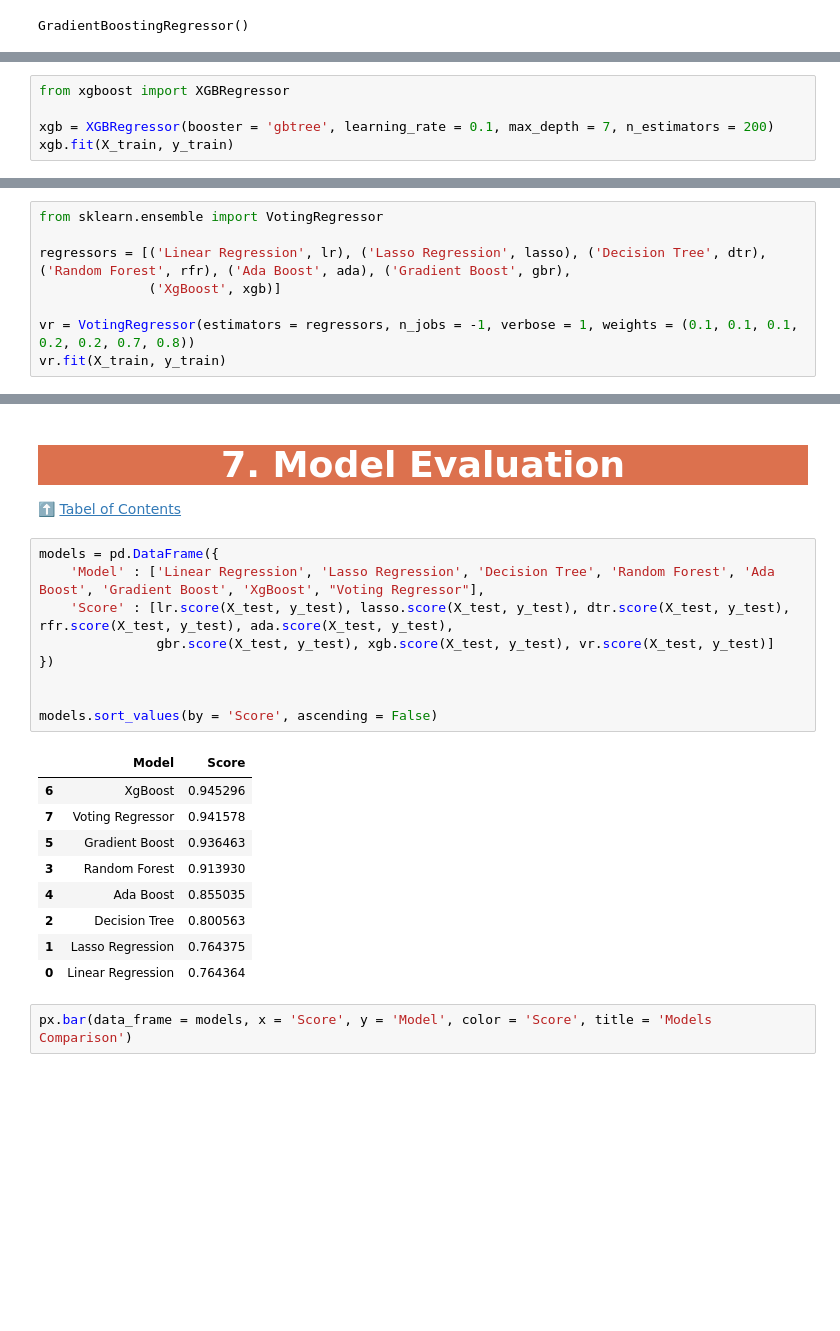
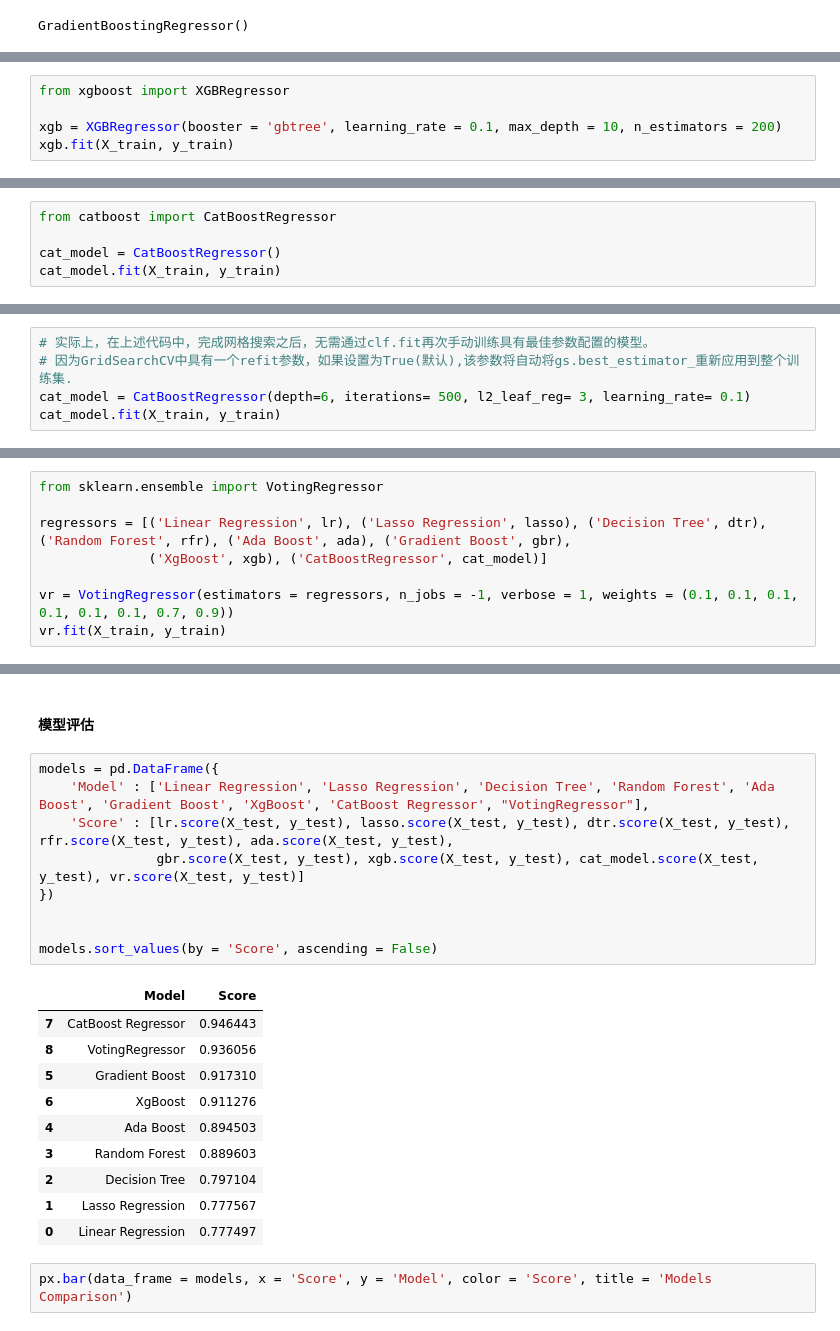
Before and after one commit to YaoXiao-CS/Work-Project-Collection, a Jupyter notebook: ML-利用机器学习预测混凝土抗压强度/cement-strength-eda-and-prediction.ipynb, the cells around one changed output, grey strips where cells are left out. Drawn from its saved outputs; the diff is of its cells as text; blank space fills up the shorter version.

```diff
--- a/ML-利用机器学习预测混凝土抗压强度/cement-strength-eda-and-prediction.ipynb
+++ b/ML-利用机器学习预测混凝土抗压强度/cement-strength-eda-and-prediction.ipynb
@@ -601,7 +563,7 @@ gbr.score(X_test, y_test)
 # %%
 from xgboost import XGBRegressor
 
-xgb = XGBRegressor(booster = 'gbtree', learning_rate = 0.1, max_depth = 7, n_estimators = 200)
+xgb = XGBRegressor(booster = 'gbtree', learning_rate = 0.1, max_depth = 10, n_estimators = 200)
 xgb.fit(X_train, y_train)
 # %% [output]
 XGBRegressor(base_score=0.5, booster='gbtree', callbacks=None,
@@ -628,0 +589,5 @@ xgb.score(X_test, y_test)
+# %%
+from catboost import CatBoostRegressor
+
+cat_model = CatBoostRegressor()
+cat_model.fit(X_train, y_train)
@@ -628,0 +640,5 @@ xgb.score(X_test, y_test)
+# %%
+# 实际上，在上述代码中，完成网格搜索之后，无需通过clf.fit再次手动训练具有最佳参数配置的模型。
+# 因为GridSearchCV中具有一个refit参数，如果设置为True(默认),该参数将自动将gs.best_estimator_重新应用到整个训练集.
+cat_model = CatBoostRegressor(depth=6, iterations= 500, l2_leaf_reg= 3, learning_rate= 0.1)
+cat_model.fit(X_train, y_train)
@@ -630,8 +675,8 @@ xgb.score(X_test, y_test)
 from sklearn.ensemble import VotingRegressor
 
 regressors = [('Linear Regression', lr), ('Lasso Regression', lasso), ('Decision Tree', dtr), ('Random Forest', rfr), ('Ada Boost', ada), ('Gradient Boost', gbr),
-              ('XgBoost', xgb)]
+              ('XgBoost', xgb), ('CatBoostRegressor', cat_model)]
 
-vr = VotingRegressor(estimators = regressors, n_jobs = -1, verbose = 1, weights = (0.1, 0.1, 0.1, 0.2, 0.2, 0.7, 0.8))
+vr = VotingRegressor(estimators = regressors, n_jobs = -1, verbose = 1, weights = (0.1, 0.1, 0.1, 0.1, 0.1, 0.1, 0.7, 0.9))
 vr.fit(X_train, y_train)
 # %% [output]
@@ -663,26 +708,25 @@ vr.score(X_test, y_test)
-# %% [markdown]
-##### <a id="evaluation"></a>
-# <p style="background-color: #DC714E; font-family:calibri; color:white; font-size:140%; font-family:Verdana; text-align:center; border-radius:15px 50px;">7. Model Evaluation</p>
-⬆️ [Tabel of Contents](#contents_tabel)
+# %% [markdown]
+#### 模型评估
 # %%
 models = pd.DataFrame({
-    'Model' : ['Linear Regression', 'Lasso Regression', 'Decision Tree', 'Random Forest', 'Ada Boost', 'Gradient Boost', 'XgBoost', "Voting Regressor"],
+    'Model' : ['Linear Regression', 'Lasso Regression', 'Decision Tree', 'Random Forest', 'Ada Boost', 'Gradient Boost', 'XgBoost', 'CatBoost Regressor', "VotingRegressor"],
     'Score' : [lr.score(X_test, y_test), lasso.score(X_test, y_test), dtr.score(X_test, y_test), rfr.score(X_test, y_test), ada.score(X_test, y_test),
-               gbr.score(X_test, y_test), xgb.score(X_test, y_test), vr.score(X_test, y_test)]
+               gbr.score(X_test, y_test), xgb.score(X_test, y_test), cat_model.score(X_test, y_test), vr.score(X_test, y_test)]
 })
 
 
 models.sort_values(by = 'Score', ascending = False)
 # %% [output]
 |  | Model | Score |
-| 6 | XgBoost | 0.945296 |
-| 7 | Voting Regressor | 0.941578 |
-| 5 | Gradient Boost | 0.936463 |
-| 3 | Random Forest | 0.913930 |
-| 4 | Ada Boost | 0.855035 |
-| 2 | Decision Tree | 0.800563 |
-| 1 | Lasso Regression | 0.764375 |
-| 0 | Linear Regression | 0.764364 |
+| 7 | CatBoost Regressor | 0.946443 |
+| 8 | VotingRegressor | 0.936056 |
+| 5 | Gradient Boost | 0.917310 |
+| 6 | XgBoost | 0.911276 |
+| 4 | Ada Boost | 0.894503 |
+| 3 | Random Forest | 0.889603 |
+| 2 | Decision Tree | 0.797104 |
+| 1 | Lasso Regression | 0.777567 |
+| 0 | Linear Regression | 0.777497 |
 # %%
 px.bar(data_frame = models, x = 'Score', y = 'Model', color = 'Score', title = 'Models Comparison')
 # %%
```
Also changed, not shown: parts of 103 cells of this notebook, 8 other files.
